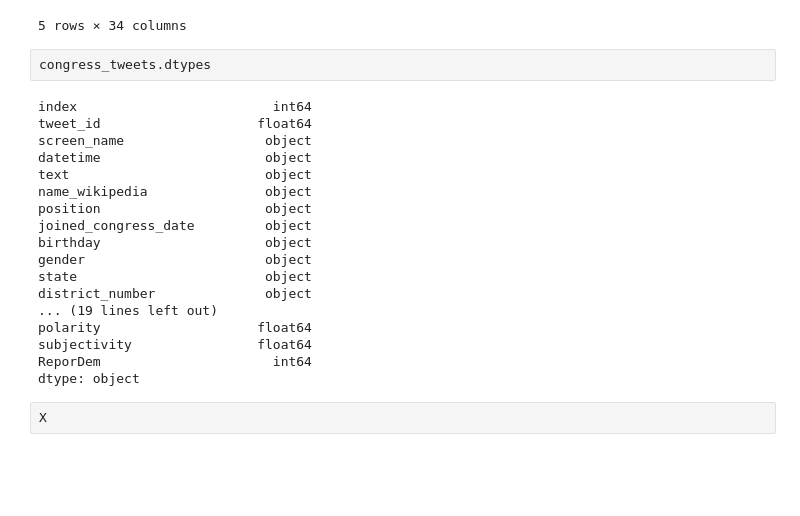
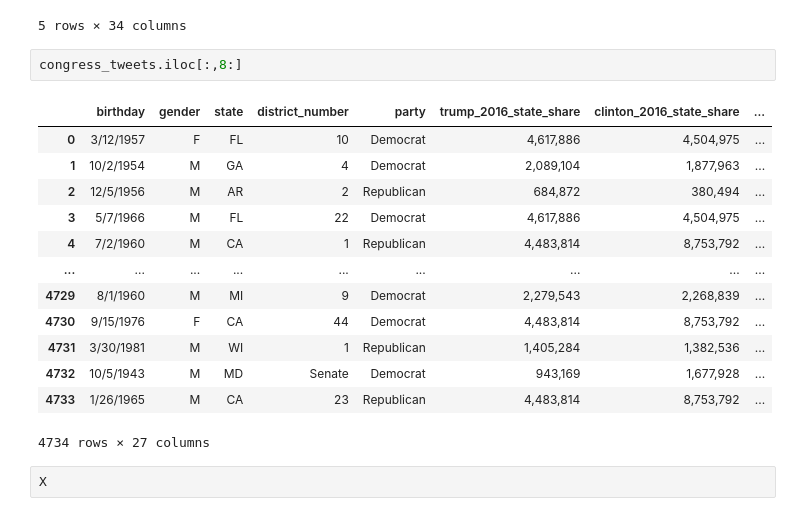
Before and after one commit to shrutibathia/project5, a Jupyter notebook: Project 5 Group 3_CODEFIXES_v2.ipynb, the cells around one changed output. Drawn from its saved outputs; the diff is of its cells as text; blank space fills up the shorter version.

```diff
--- a/Project 5 Group 3_CODEFIXES_v2.ipynb
+++ b/Project 5 Group 3_CODEFIXES_v2.ipynb
@@ -805,26 +805,22 @@ congress_tweets.head()
 | 3 | 205601 | 1.120440e+18 | RepTedDeutch | 2019-04-22T17:49:57-04:00 | There is no better time to #ActOn... | Ted Deutch | Rep | 13-Apr-10 | ... |
 | 4 | 85993 | 1.167160e+18 | RepLaMalfa | 2019-08-29T15:43:43-04:00 | I understand the VA often has pro... | Doug LaMalfa | Rep | 3-Jan-13 | ... |
 5 rows × 34 columns
-# %%
-congress_tweets.dtypes
-# %% [output]
-index                         int64
-tweet_id                    float64
-screen_name                  object
-datetime                     object
-text                         object
-name_wikipedia               object
-position                     object
-joined_congress_date         object
-birthday                     object
-gender                       object
-state                        object
-district_number              object
-... (19 lines left out)
-polarity                    float64
-subjectivity                float64
-ReporDem                      int64
-dtype: object
+# %%
+congress_tweets.iloc[:,8:]
+# %% [output]
+|  | birthday | gender | state | district_number | party | trump_2016_state_share | clinton_2016_state_share | ... |
+| 0 | 3/12/1957 | F | FL | 10 | Democrat | 4,617,886 | 4,504,975 | ... |
+| 1 | 10/2/1954 | M | GA | 4 | Democrat | 2,089,104 | 1,877,963 | ... |
+| 2 | 12/5/1956 | M | AR | 2 | Republican | 684,872 | 380,494 | ... |
+| 3 | 5/7/1966 | M | FL | 22 | Democrat | 4,617,886 | 4,504,975 | ... |
+| 4 | 7/2/1960 | M | CA | 1 | Republican | 4,483,814 | 8,753,792 | ... |
+| ... | ... | ... | ... | ... | ... | ... | ... | ... |
+| 4729 | 8/1/1960 | M | MI | 9 | Democrat | 2,279,543 | 2,268,839 | ... |
+| 4730 | 9/15/1976 | F | CA | 44 | Democrat | 4,483,814 | 8,753,792 | ... |
+| 4731 | 3/30/1981 | M | WI | 1 | Republican | 1,405,284 | 1,382,536 | ... |
+| 4732 | 10/5/1943 | M | MD | Senate | Democrat | 943,169 | 1,677,928 | ... |
+| 4733 | 1/26/1965 | M | CA | 23 | Republican | 4,483,814 | 8,753,792 | ... |
+4734 rows × 27 columns
 # %%
 X
 # %% [output]
```
Also changed, not shown: parts of 7 cells of this notebook.
